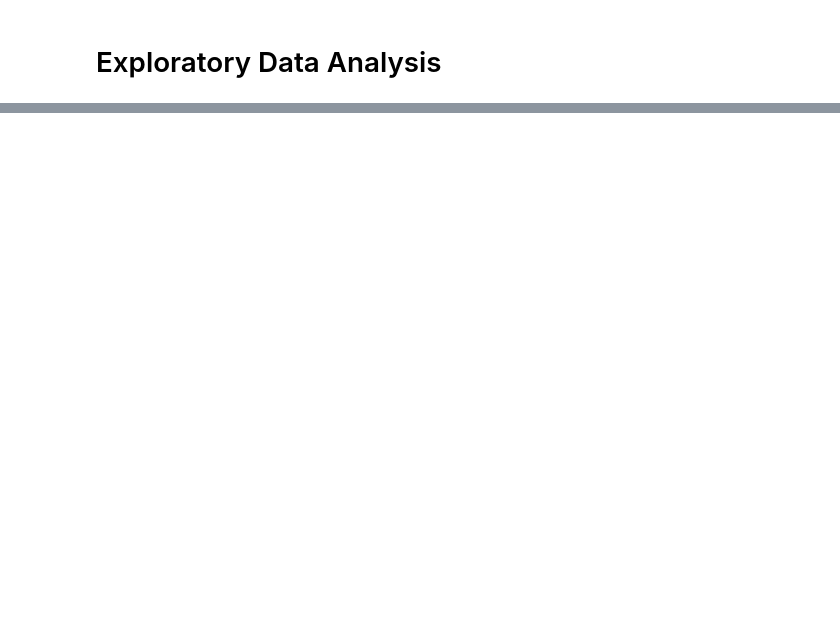
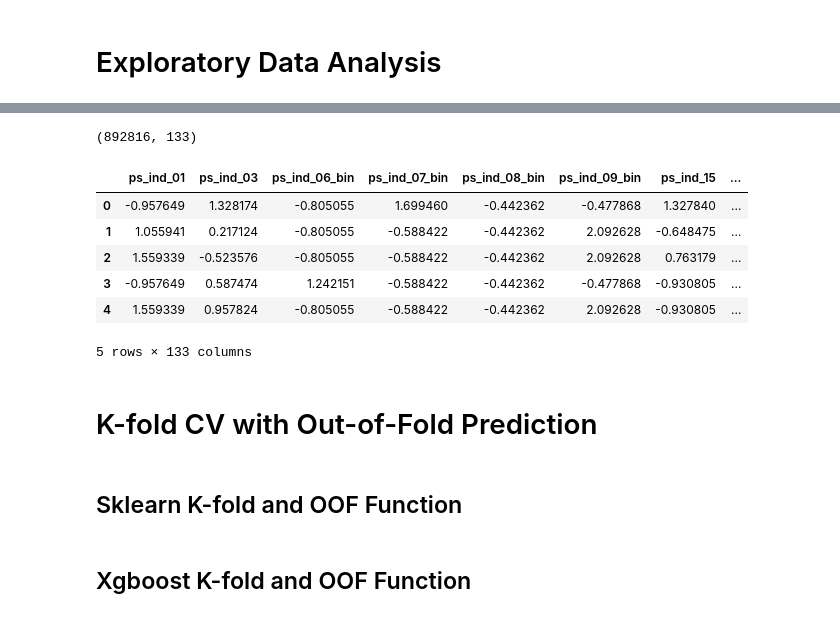
Before and after one commit to SarahLuym/WhaleDataScienceProject, a Jupyter notebook: data/Whole_Project.ipynb, the cells around one changed output, grey strips where cells are left out. Cells and saved outputs as stored; diff of their text form; code cells hidden in the pictures; blank space fills up the shorter version.

```diff
--- a/data/Whole_Project.ipynb
+++ b/data/Whole_Project.ipynb
@@ -629,0 +649,2 @@ Train.head()
+# %%
+Test = test[selected_vars + ['id']]
@@ -629,0 +670,17 @@ Train.head()
+# %%
+temp = scaler.fit_transform(Test.drop(['id'], axis=1))
+Test = pd.DataFrame(temp, columns=selected_vars)
+Test['id'] = test['id']
+print(Test.shape)
+Test.head()
+# %% [output]
+(892816, 133)
+|  | ps_ind_01 | ps_ind_03 | ps_ind_06_bin | ps_ind_07_bin | ps_ind_08_bin | ps_ind_09_bin | ps_ind_15 | ... |
+| 0 | -0.957649 | 1.328174 | -0.805055 | 1.699460 | -0.442362 | -0.477868 | 1.327840 | ... |
+| 1 | 1.055941 | 0.217124 | -0.805055 | -0.588422 | -0.442362 | 2.092628 | -0.648475 | ... |
+| 2 | 1.559339 | -0.523576 | -0.805055 | -0.588422 | -0.442362 | 2.092628 | 0.763179 | ... |
+| 3 | -0.957649 | 0.587474 | 1.242151 | -0.588422 | -0.442362 | -0.477868 | -0.930805 | ... |
+| 4 | 1.559339 | 0.957824 | -0.805055 | -0.588422 | -0.442362 | 2.092628 | -0.930805 | ... |
+5 rows × 133 columns
+# %% [markdown]
+# K-fold CV with Out-of-Fold Prediction
@@ -629,0 +690,2 @@ Train.head()
+# %% [markdown]
+## Sklearn K-fold and OOF Function
@@ -629,0 +741,2 @@ Train.head()
+# %% [markdown]
+## Xgboost K-fold and OOF Function
```
Also changed, not shown: parts of 96 cells of this notebook, 4 other files.
